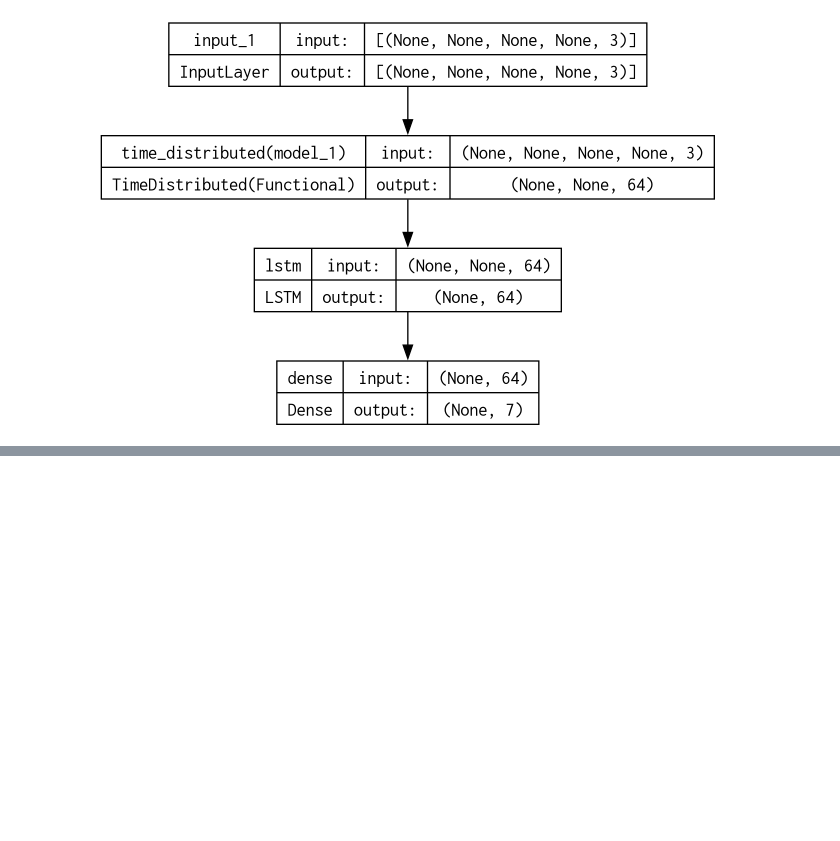
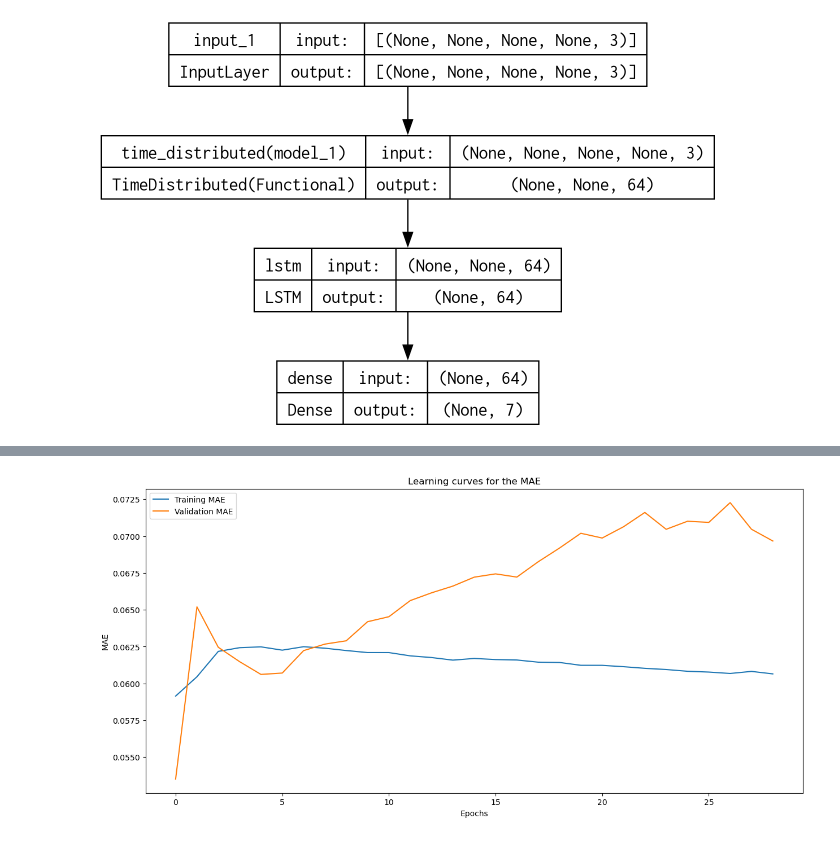
Before and after one commit to Gayara-Fernando/CNN_LSTM, a Jupyter notebook: train_script.ipynb, the cells around one changed output, grey strips where cells are left out. Saved outputs shown, nothing was run; the diff lists cells and outputs as text; code cells hidden in the pictures; blank space fills up the shorter version.

```diff
--- a/train_script.ipynb
+++ b/train_script.ipynb
@@ -355 +424,13 @@ Wall time: 1min 45s
+# %%
+# plot the maes
+plt.figure(figsize = (15,7))
+plt.plot(history.history['mean_absolute_error'], label='Training MAE')
+plt.plot(history.history['val_mean_absolute_error'], label='Validation MAE')
+plt.title("Learning curves for the MAE")
+plt.xlabel('Epochs')
+plt.ylabel('MAE')
+plt.legend()
+plt.show()
+# %% [output]
+[figure, added]
 # %%
```
Also changed, not shown: parts of 9 cells of this notebook, 1 other file.
